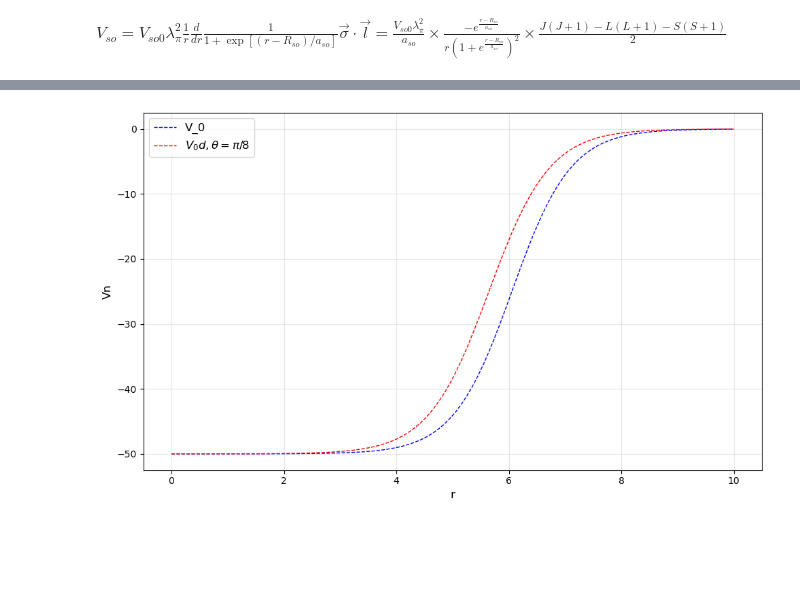
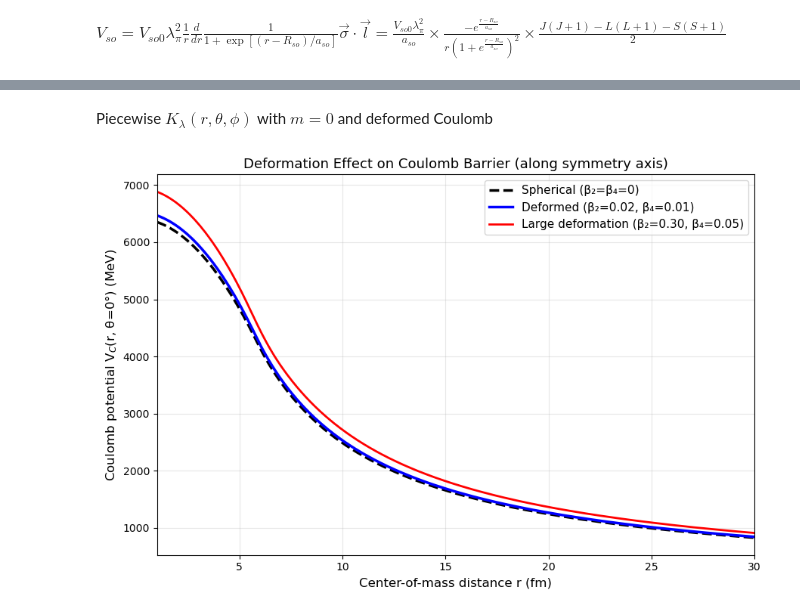
Before and after one commit to Duohereshui99/fit.test, a Jupyter notebook: ff/ff.ipynb, the cells around one changed output, grey strips where cells are left out. Saved outputs shown, nothing was run; the diff lists cells and outputs as text; code cells hidden in the pictures; blank space fills up the shorter version.

```diff
--- a/ff/ff.ipynb
+++ b/ff/ff.ipynb
@@ -73,29 +53,2 @@ plt.show()
-# %%
-# 参数设置
-V0 = 50
-r0 = 5
-a0 = 0.5
-beta2 = 0.2
-beta4 = 0.1
-beta2_tilde = 0.05
-beta4_tilde = 0.02
-
-r=np.linspace(0,10,100)
-y1=Vn(V0,r0,a0,beta2,beta4,beta2_tilde,beta4_tilde,r,0)
-y2=Vn(V0,r0,a0,beta2,beta4,beta2_tilde,beta4_tilde,r,np.pi/8)
-
-plt.figure(figsize=(10, 6))
-
-plt.plot(r, np.real(y1), 'b--', linewidth=1, label='V_0')
-plt.plot(r, np.real(y2), 'r--', linewidth=1, label='$V_0d,\\theta=\pi/8$')
-
-plt.xlabel('r', fontsize=12)
-plt.ylabel('Vn', fontsize=12)
-
-plt.legend(fontsize=12)
-plt.grid(True, alpha=0.3)
-
-plt.tight_layout()
-plt.show()
-# %% [output]
-[figure, removed]
+# %% [markdown]
+Piecewise $K_{\lambda}(r,\theta,\phi)$ with $m=0$ and deformed Coulomb
@@ -101,0 +136,43 @@ plt.show()
+# %%
+# ================== 参数 ==================
+z1, z2 = 54, 55
+A1 = 111
+Rc0 = 1.21 * A1**(1/3)          # ≈5.95 fm
+theta_0 = np.pi/3                 # theta 度（沿长轴方向）
+r = np.linspace(1.0, 30.0, 2000) # 避免 r 太小
+
+# ================== 计算三条曲线 ==================
+# 1. 未变形（球形核）
+y_spherical = Vc_vectorized(z1, z2, r, theta_0, Rc0,
+                            beta2=0.0, beta4=0.0)
+
+# 2. 轻微变形（你原来的参数）
+y_deformed = Vc_vectorized(z1, z2, r, theta_0, Rc0,
+                           beta2=0.02, beta4=0.03)
+
+# 3. （可选）更大的变形，方便对比
+y_deformed_large = Vc_vectorized(z1, z2, r, theta_0, Rc0,
+                                 beta2=0.30, beta4=0.05)
+
+# ================== 绘图（只加这几行！）==================
+plt.figure(figsize=(9, 6))
+
+plt.plot(r, y_spherical, 'k--', lw=2.5, label='Spherical (β₂=β₄=0)')
+
+plt.plot(r, y_deformed, 'b-', lw=2.5,
+         label=fr'Deformed (β₂=0.02, β₄=0.01)')
+
+# 如果想再加一条明显变形的，可以打开下面这行
+plt.plot(r, y_deformed_large, 'r-', lw=2,
+         label=fr'Large deformation (β₂=0.30, β₄=0.05)')
+
+plt.xlabel('Center-of-mass distance r (fm)', fontsize=12)
+plt.ylabel('Coulomb potential V$_C$(r, θ=0°) (MeV)', fontsize=12)
+plt.title('Deformation Effect on Coulomb Barrier (along symmetry axis)', fontsize=13)
+plt.legend(fontsize=11)
+plt.grid(True, alpha=0.3)
+plt.xlim(r.min(), r.max())
+plt.tight_layout()
+plt.show()
+# %% [output]
+[figure, added]
```
Also changed, not shown: parts of 6 cells of this notebook.
